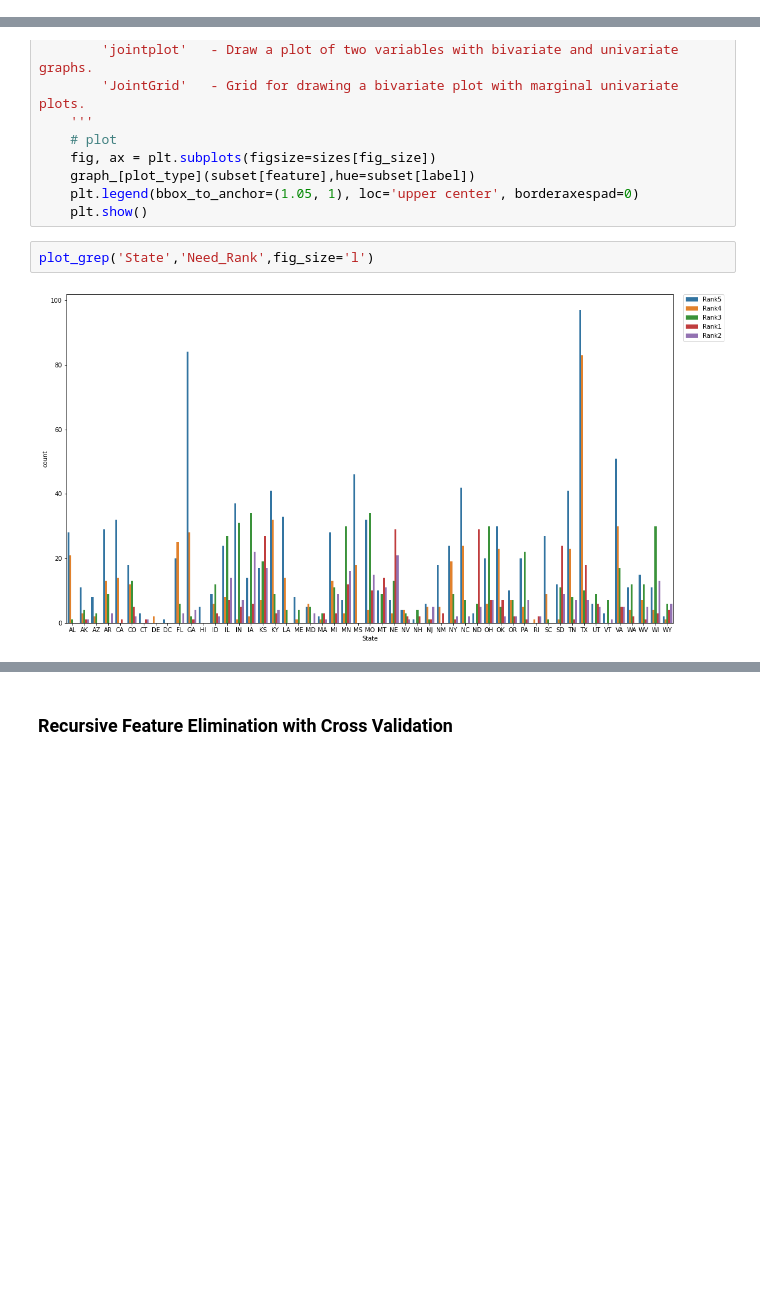
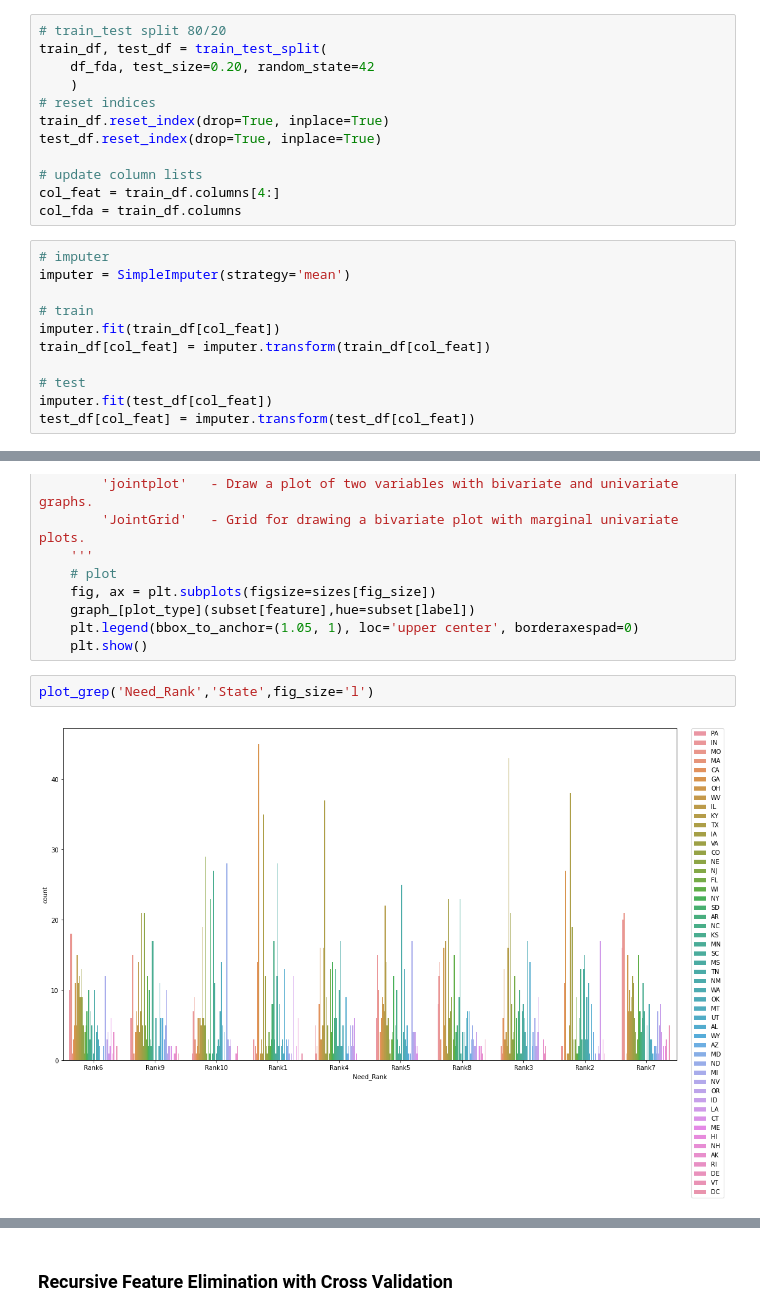
Before and after one commit to SamuelMiller413/N1-Health, a Jupyter notebook: N1_Assignment.ipynb, the cells around one changed output, grey strips where cells are left out. Cells and saved outputs as stored; diff of their text form; blank space fills up the shorter version.

```diff
--- a/N1_Assignment.ipynb
+++ b/N1_Assignment.ipynb
@@ -1116,3 +1118,26 @@ Index(['FIPS', 'State', 'County'], dtype='object', name='Variable_Code')
+# %%
+# train_test split 80/20
+train_df, test_df = train_test_split(
+    df_fda, test_size=0.20, random_state=42
+    )
+# reset indices
+train_df.reset_index(drop=True, inplace=True)
+test_df.reset_index(drop=True, inplace=True)
+
+# update column lists
+col_feat = train_df.columns[4:]
+col_fda = train_df.columns
+# %%
+# imputer
+imputer = SimpleImputer(strategy='mean')
+
+# train
+imputer.fit(train_df[col_feat])
+train_df[col_feat] = imputer.transform(train_df[col_feat])
+
+# test
+imputer.fit(test_df[col_feat])
+test_df[col_feat] = imputer.transform(test_df[col_feat])
 # %% [markdown]
 #### Scaling
 # %%
@@ -1315,6 +1336,6 @@ def plot_grep(feature, label, plot_type='countplot', fig_size='s',subset=train_d
     plt.legend(bbox_to_anchor=(1.05, 1), loc='upper center', borderaxespad=0)
     plt.show()
 # %%
-plot_grep('State','Need_Rank',fig_size='l')
+plot_grep('Need_Rank','State',fig_size='l')
 # %% [output]
-[figure, old version]
+[figure, new version]
```
Also changed, not shown: parts of 49 cells of this notebook.
